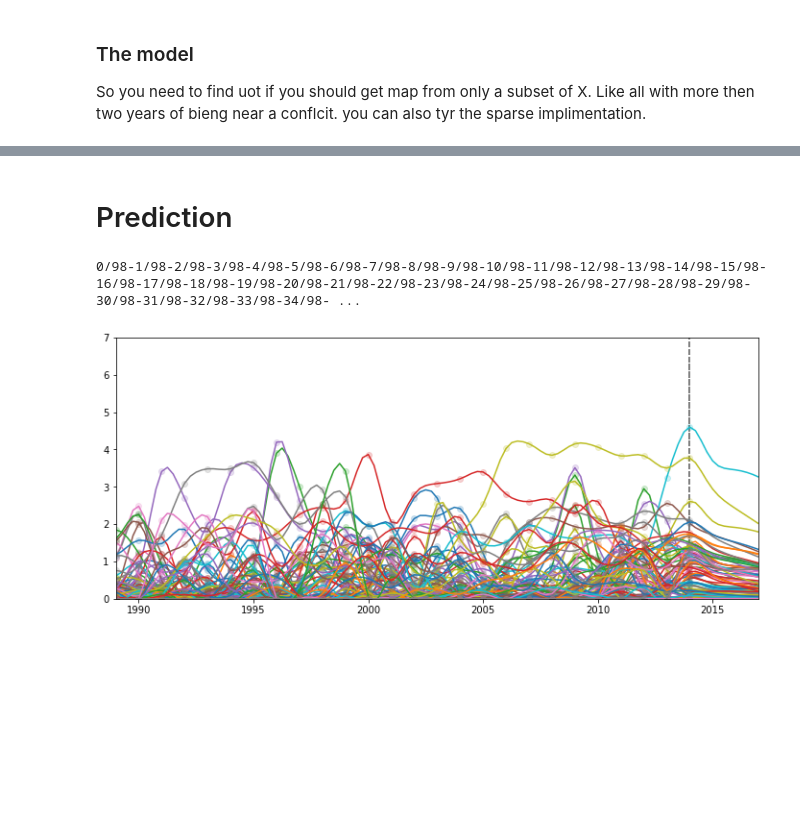
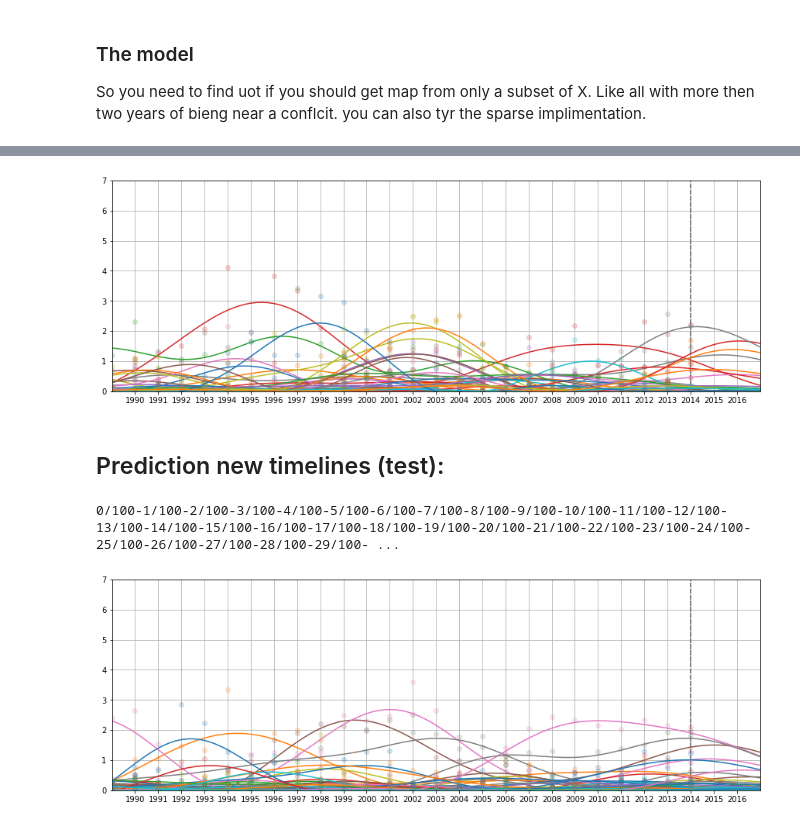
Before and after one commit to Polichinel/Master_Thesis, a Jupyter notebook: Spatial_time_estimation.ipynb, the cells around one changed output, grey strips where cells are left out. Saved outputs shown, nothing was run; the diff lists cells and outputs as text; code cells hidden in the pictures; blank space fills up the shorter version.

```diff
--- a/Spatial_time_estimation.ipynb
+++ b/Spatial_time_estimation.ipynb
@@ -103,2 +119,0 @@ X_new = get_X_new()
-# %%
-X_new = X_new[:,None]
@@ -231,2 +279,29 @@ mp
+# %%
+fig = plt.figure(figsize=(15,5))
+
+start = 0
+end = 100
+
+for i, j in enumerate(np.unique(index1)[start:end]):
+
+    i = i + start
+
+    color = 'C' + str(i)[-1] # reiterates after 9
+
+    plt.plot(X_new, mu_list[i], color = color)
+    plt.plot(X1[index1 == j], y1[index1 == j], 'o' , ms=6, alpha=0.2, color = color)
+    plt.vlines(X1.max(),0,y1.max()*2, linestyles='dashed', color = 'gray', label='Last observed year: ' + str(X1.max()))
+
+
+
+plt.ylim(0,7)
+plt.xlim(X_new.min(),X_new.max())
+
+plt.xticks(np.arange(1990,2017,1))
+plt.grid()
+
+plt.show()
+# %% [output]
+[figure, added]
 # %% [markdown]
-# Prediction
+## Prediction new timelines (test):
@@ -235,66 +319,48 @@ time_0 = time.time()
 
 mu_list = []
 var_list = []
-mu_long_list = []
-var_long_list = []
-mu_short_list = []
-var_short_list = []
 
-for i, j in enumerate(np.unique(index1)):
-    mu, var = gp_list[i].predict(X_new, point=mp,
-                                 diag=True)
+for i, j in enumerate(np.unique(index2)):
 
-    # It does apparently not matter wich gp from gp_list you use. As suspected.
-    mu_long, var_long = gp_long_list[i].predict(X_new, point=mp,
-                                      given = {'gp' : gp_list[0], 'X' : X1[index1 == j], 'y' : y1[index1 == j], 'noise' : σ },
-                                      diag=True)
-
-
-    mu_short, var_short = gp_short_list[i].predict(X_new, point=mp,
-                                      given = {'gp' : gp_list[0], 'X' : X1[index1 == j], 'y' : y1[index1 == j], 'noise' : σ },
-                                      diag=True)
-
+    mu, var = gp.predict(X_new, point=mp, given = {'gp' : gp, 'X' : X2[index2 == j], 'y' : y2[index2 == j], 'noise' : σ },diag=True)
 
     mu_list.append(mu)
     var_list.append(var)
 
-    mu_long_list.append(mu_long)
-    var_long_list.append(var_long)
-
-    mu_short_list.append(mu_short)
-    var_short_list.append(var_short)
-
-    print('{}/{}'.format(i,np.unique(index1).shape[0]), end = '-')
+    print('{}/{}'.format(i,np.unique(index2).shape[0]), end = '-')
 
 
 time_1 = time.time()
 
-
 time_step1 = (time_1 - time_0)/60
 
-print('total {}min'.format(time_step1))
+print('total {} min'.format(time_step1))
 # %% [output]
-0/98-1/98-2/98-3/98-4/98-5/98-6/98-7/98-8/98-9/98-10/98-11/98-12/98-13/98-14/98-15/98-16/98-17/98-18/98-19/98-20/98-21/98-22/98-23/98-24/98-25/98-26/98-27/98-28/98-29/98-30/98-31/98-32/98-33/98-34/98- ...
+0/100-1/100-2/100-3/100-4/100-5/100-6/100-7/100-8/100-9/100-10/100-11/100-12/100-13/100-14/100-15/100-16/100-17/100-18/100-19/100-20/100-21/100-22/100-23/100-24/100-25/100-26/100-27/100-28/100-29/100- ...
 # %%
-fig = plt.figure(figsize=(12,5))
+fig = plt.figure(figsize=(15,5))
 
 start = 0
 end = 100
 
-for i, j in enumerate(np.unique(index1)[start:end]):
+for i, j in enumerate(np.unique(index2)[start:end]):
 
     i = i + start
 
     color = 'C' + str(i)[-1] # reiterates after 9
 
     plt.plot(X_new, mu_list[i], color = color)
-    plt.plot(X1[index1 == j], y1[index1 == j], 'o' , ms=6, alpha=0.2, color = color)
-    plt.vlines(X1.max(),0,y1.max()*2, linestyles='dashed', color = 'gray', label='Last observed year: ' + str(X1.max()))
+    plt.plot(X2[index2 == j], y2[index2 == j], 'o' , ms=6, alpha=0.2, color = color)
+    plt.vlines(X2.max(),0,y2.max()*2, linestyles='dashed', color = 'gray', label='Last observed year: ' + str(X2.max()))
 
 
 
 plt.ylim(0,7)
 plt.xlim(X_new.min(),X_new.max())
+
+plt.xticks(np.arange(1990,2017,1))
+plt.grid()
+
 plt.show()
 # %% [output]
-[figure, old version]
+[figure, new version]
```
Also changed, not shown: parts of 42 cells of this notebook.
